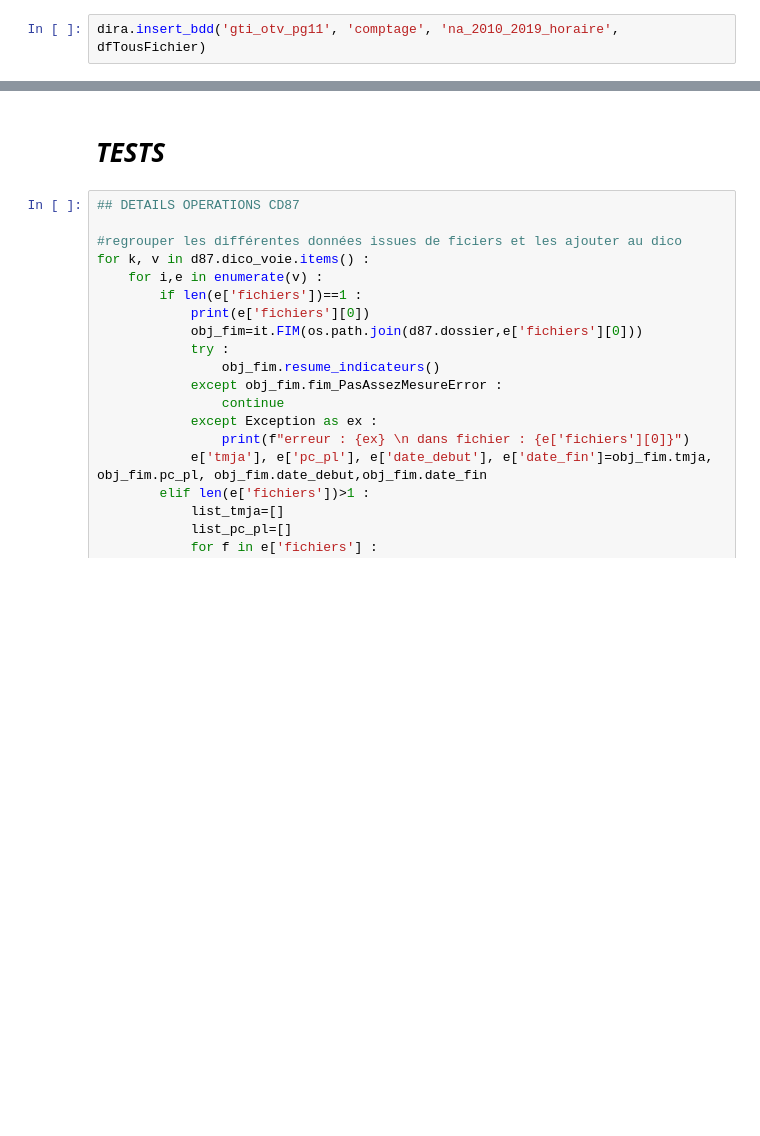
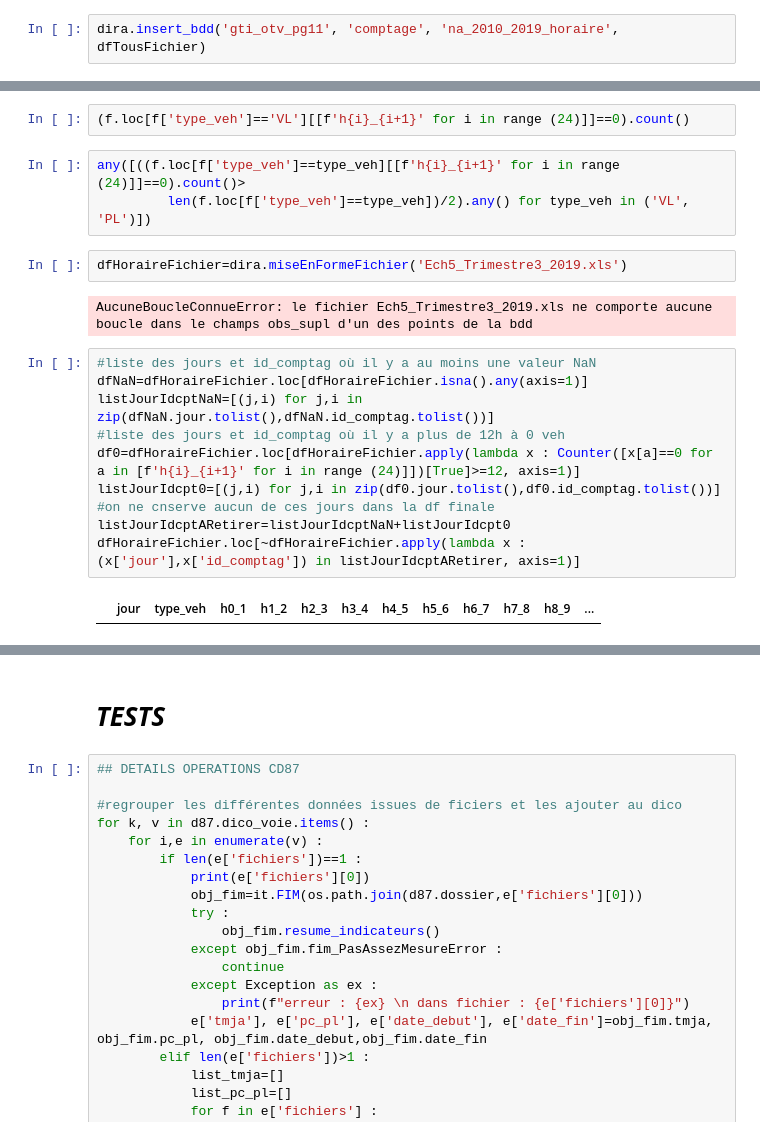
Before and after one commit to nantodevison/otv, a Jupyter notebook: otv/Transfert_Donnees/Import_trafics.ipynb, the cells around one changed output, grey strips where cells are left out. Cells and saved outputs as stored; diff of their text form; blank space fills up the shorter version.

```diff
--- a/otv/Transfert_Donnees/Import_trafics.ipynb
+++ b/otv/Transfert_Donnees/Import_trafics.ipynb
@@ -605,0 +636,21 @@ dira.insert_bdd('gti_otv_pg11', 'comptage', 'na_2010_2019_horaire', dfTousFichie
+# %%
+(f.loc[f['type_veh']=='VL'][[f'h{i}_{i+1}' for i in range (24)]]==0).count()
+# %%
+any([((f.loc[f['type_veh']==type_veh][[f'h{i}_{i+1}' for i in range (24)]]==0).count()>
+         len(f.loc[f['type_veh']==type_veh])/2).any() for type_veh in ('VL', 'PL')])
+# %%
+dfHoraireFichier=dira.miseEnFormeFichier('Ech5_Trimestre3_2019.xls')
+# %% [output]
+AucuneBoucleConnueError: le fichier Ech5_Trimestre3_2019.xls ne comporte aucune boucle dans le champs obs_supl d'un des points de la bdd
+# %%
+#liste des jours et id_comptag où il y a au moins une valeur NaN
+dfNaN=dfHoraireFichier.loc[dfHoraireFichier.isna().any(axis=1)]
+listJourIdcptNaN=[(j,i) for j,i in zip(dfNaN.jour.tolist(),dfNaN.id_comptag.tolist())]
+#liste des jours et id_comptag où il y a plus de 12h à 0 veh
+df0=dfHoraireFichier.loc[dfHoraireFichier.apply(lambda x : Counter([x[a]==0 for a in [f'h{i}_{i+1}' for i in range (24)]])[True]>=12, axis=1)]
+listJourIdcpt0=[(j,i) for j,i in zip(df0.jour.tolist(),df0.id_comptag.tolist())]
+#on ne cnserve aucun de ces jours dans la df finale
+listJourIdcptARetirer=listJourIdcptNaN+listJourIdcpt0
+dfHoraireFichier.loc[~dfHoraireFichier.apply(lambda x : (x['jour'],x['id_comptag']) in listJourIdcptARetirer, axis=1)]
+# %% [output]
+|  | jour | type_veh | h0_1 | h1_2 | h2_3 | h3_4 | h4_5 | h5_6 | h6_7 | h7_8 | h8_9 | ... |
```
Also changed, not shown: parts of 5 cells of this notebook, 3 other files.
